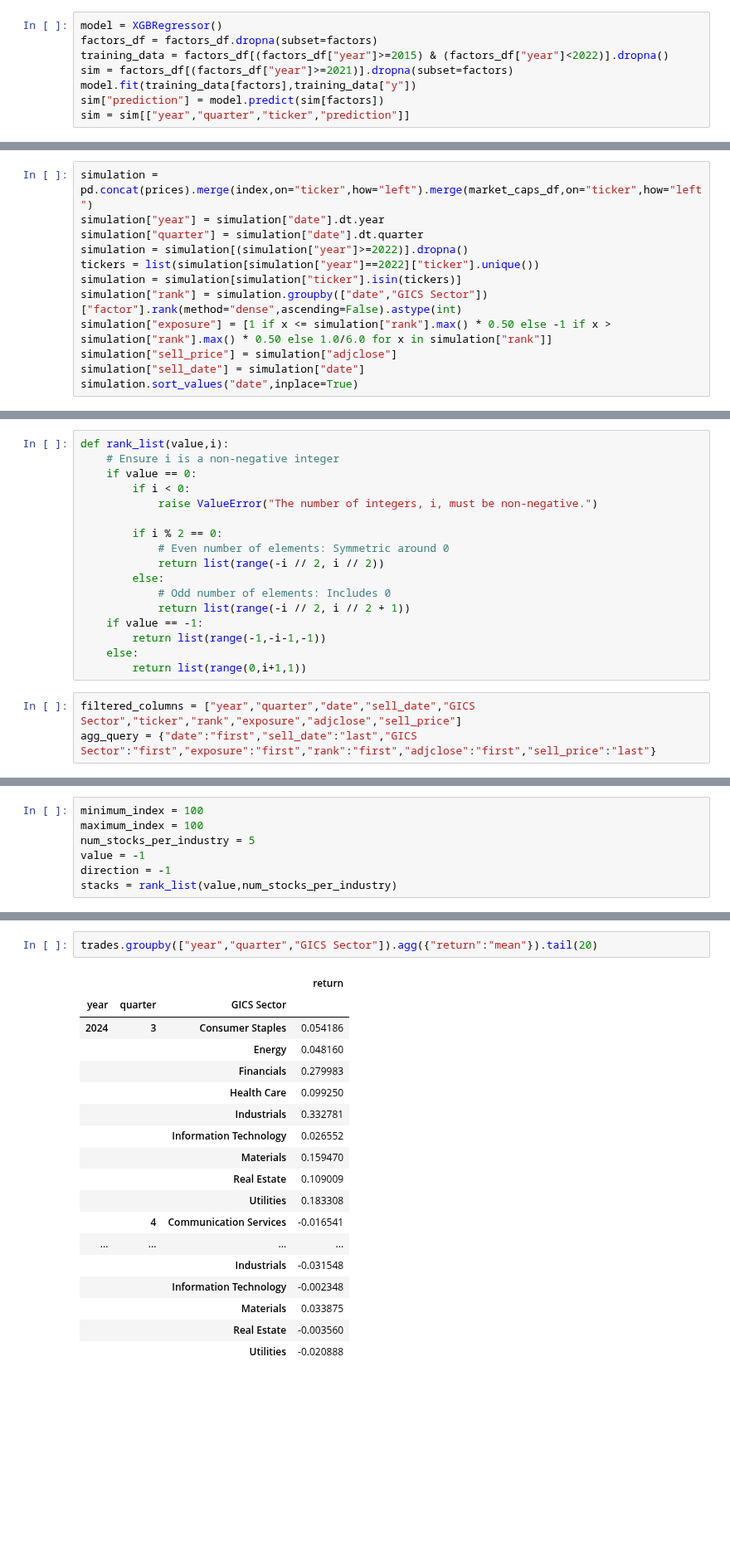
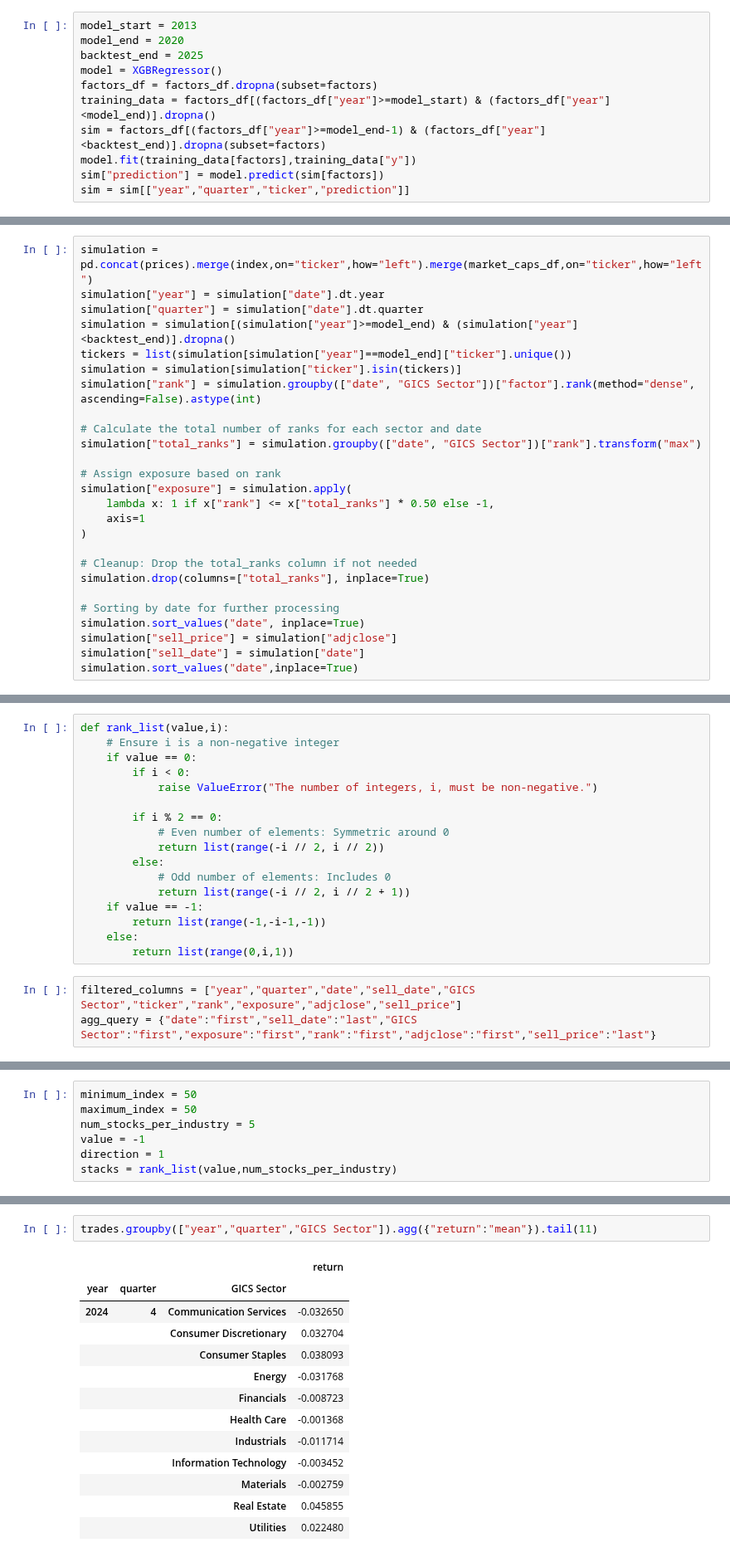
Before and after one commit to chung-ejy/sapling, a Jupyter notebook: fs_analysis_manual.ipynb, the cells around one changed output, grey strips where cells are left out. Shown at 83% size. Saved outputs shown, nothing was run; the diff lists cells and outputs as text; blank space fills up the shorter version.

```diff
--- a/fs_analysis_manual.ipynb
+++ b/fs_analysis_manual.ipynb
@@ -125,8 +96,11 @@ factors_df.sort_values(["ticker","year","quarter"])
 # %%
+model_start = 2013
+model_end = 2020
+backtest_end = 2025
 model = XGBRegressor()
 factors_df = factors_df.dropna(subset=factors)
-training_data = factors_df[(factors_df["year"]>=2015) & (factors_df["year"]<2022)].dropna()
-sim = factors_df[(factors_df["year"]>=2021)].dropna(subset=factors)
+training_data = factors_df[(factors_df["year"]>=model_start) & (factors_df["year"]<model_end)].dropna()
+sim = factors_df[(factors_df["year"]>=model_end-1) & (factors_df["year"]<backtest_end)].dropna(subset=factors)
 model.fit(training_data[factors],training_data["y"])
 sim["prediction"] = model.predict(sim[factors])
 sim = sim[["year","quarter","ticker","prediction"]]
@@ -156,11 +130,25 @@ market.disconnect()
 simulation = pd.concat(prices).merge(index,on="ticker",how="left").merge(market_caps_df,on="ticker",how="left")
 simulation["year"] = simulation["date"].dt.year
 simulation["quarter"] = simulation["date"].dt.quarter
-simulation = simulation[(simulation["year"]>=2022)].dropna()
-tickers = list(simulation[simulation["year"]==2022]["ticker"].unique())
+simulation = simulation[(simulation["year"]>=model_end) & (simulation["year"]<backtest_end)].dropna()
+tickers = list(simulation[simulation["year"]==model_end]["ticker"].unique())
 simulation = simulation[simulation["ticker"].isin(tickers)]
-simulation["rank"] = simulation.groupby(["date","GICS Sector"])["factor"].rank(method="dense",ascending=False).astype(int)
-simulation["exposure"] = [1 if x <= simulation["rank"].max() * 0.50 else -1 if x > simulation["rank"].max() * 0.50 else 1.0/6.0 for x in simulation["rank"]]
+simulation["rank"] = simulation.groupby(["date", "GICS Sector"])["factor"].rank(method="dense", ascending=False).astype(int)
+
+# Calculate the total number of ranks for each sector and date
+simulation["total_ranks"] = simulation.groupby(["date", "GICS Sector"])["rank"].transform("max")
+
+# Assign exposure based on rank
+simulation["exposure"] = simulation.apply(
+    lambda x: 1 if x["rank"] <= x["total_ranks"] * 0.50 else -1,
+    axis=1
+)
+
+# Cleanup: Drop the total_ranks column if not needed
+simulation.drop(columns=["total_ranks"], inplace=True)
+
+# Sorting by date for further processing
+simulation.sort_values("date", inplace=True)
 simulation["sell_price"] = simulation["adjclose"]
 simulation["sell_date"] = simulation["date"]
 simulation.sort_values("date",inplace=True)
@@ -180,7 +177,7 @@ def rank_list(value,i):
     if value == -1:
         return list(range(-1,-i-1,-1))
     else:
-        return list(range(0,i+1,1))
+        return list(range(0,i,1))
 # %%
 filtered_columns = ["year","quarter","date","sell_date","GICS Sector","ticker","rank","exposure","adjclose","sell_price"]
 agg_query = {"date":"first","sell_date":"last","GICS Sector":"first","exposure":"first","rank":"first","adjclose":"first","sell_price":"last"}
@@ -187,9 +275,9 @@ agg_query = {"date":"first","sell_date":"last","GICS Sector":"first","exposure":
 # %%
-minimum_index = 100
-maximum_index = 100
+minimum_index = 50
+maximum_index = 50
 num_stocks_per_industry = 5
 value = -1
-direction = -1
+direction = 1
 stacks = rank_list(value,num_stocks_per_industry)
 # %%
 stacks = rank_list(value,num_stocks_per_industry)
@@ -262,21 +357,16 @@ portfolio.set_index("Year-Quarter").plot(
 # %%
-trades.groupby(["year","quarter","GICS Sector"]).agg({"return":"mean"}).tail(20)
+trades.groupby(["year","quarter","GICS Sector"]).agg({"return":"mean"}).tail(11)
 # %% [output]
 |  |  |  | return |
 | year | quarter | GICS Sector |  |
-| 2024 | 3 | Consumer Staples | 0.054186 |
-|  |  | Energy | 0.048160 |
-|  |  | Financials | 0.279983 |
-|  |  | Health Care | 0.099250 |
-|  |  | Industrials | 0.332781 |
-|  |  | Information Technology | 0.026552 |
-|  |  | Materials | 0.159470 |
-|  |  | Real Estate | 0.109009 |
-|  |  | Utilities | 0.183308 |
-|  | 4 | Communication Services | -0.016541 |
-| ... | ... | ... | ... |
-|  |  | Industrials | -0.031548 |
-|  |  | Information Technology | -0.002348 |
-|  |  | Materials | 0.033875 |
-|  |  | Real Estate | -0.003560 |
-|  |  | Utilities | -0.020888 |
+| 2024 | 4 | Communication Services | -0.032650 |
+|  |  | Consumer Discretionary | 0.032704 |
+|  |  | Consumer Staples | 0.038093 |
+|  |  | Energy | -0.031768 |
+|  |  | Financials | -0.008723 |
+|  |  | Health Care | -0.001368 |
+|  |  | Industrials | -0.011714 |
+|  |  | Information Technology | -0.003452 |
+|  |  | Materials | -0.002759 |
+|  |  | Real Estate | 0.045855 |
+|  |  | Utilities | 0.022480 |
```
Also changed, not shown: parts of 17 cells of this notebook, 1 other file.
